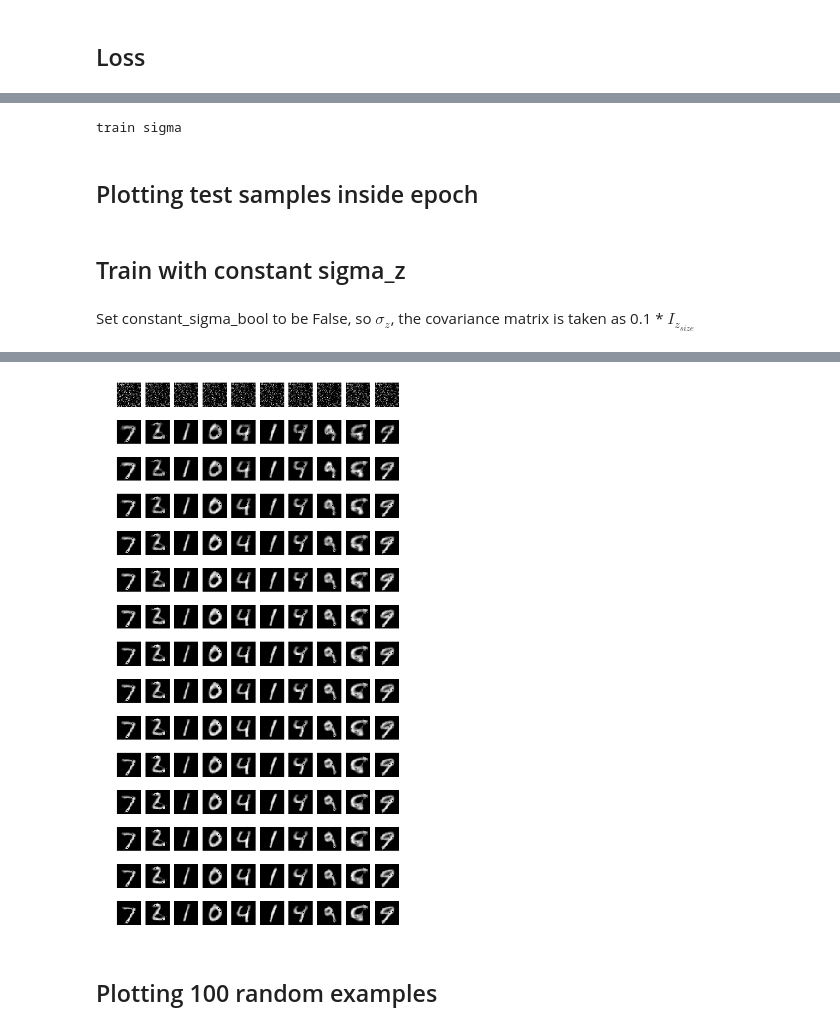
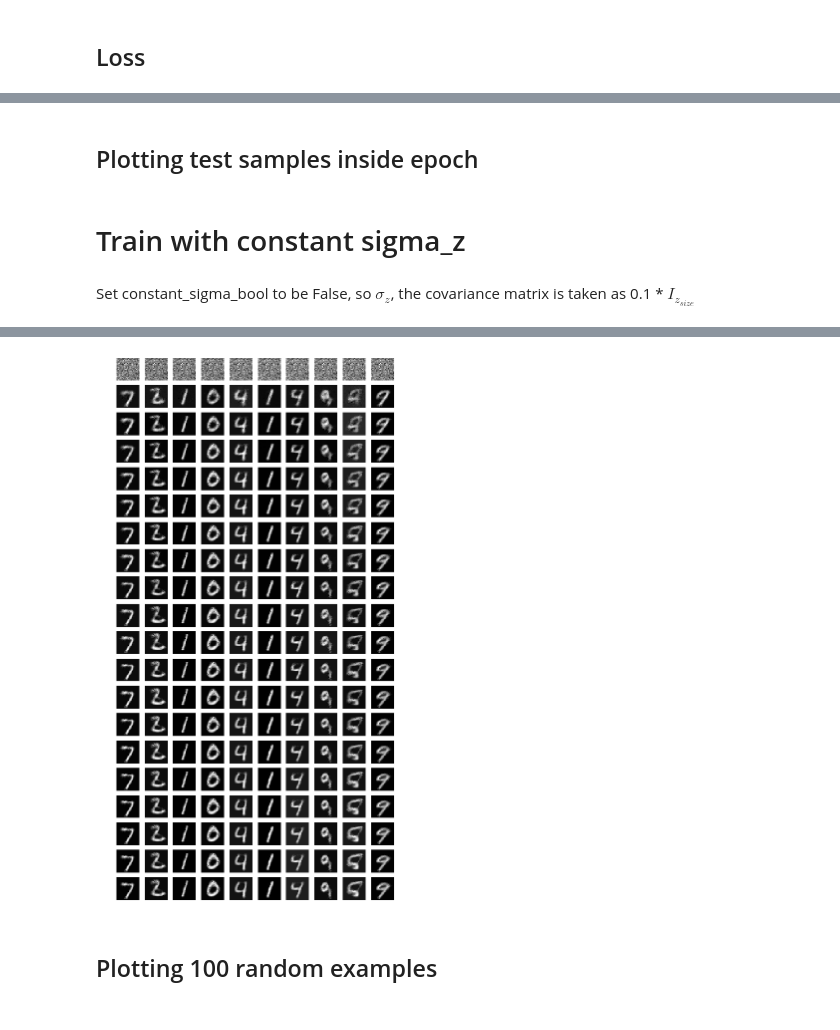
Before and after one commit to CuriousKomodo/DL_assignment, a Jupyter notebook: Variational_Autoencoder.ipynb, the cells around one changed output, grey strips where cells are left out. Drawn from its saved outputs; the diff is of its cells as text; code cells hidden in the pictures.

Commit message:
updated with generative graphs

```diff
--- a/Variational_Autoencoder.ipynb
+++ b/Variational_Autoencoder.ipynb
@@ -74,41 +105,44 @@ where $\sigma_x^2$ is assumed to be 0.1
 # %%
 tf.reset_default_graph()
+z_size = 10
 
-#initialize the data
+#Initialize the data
 data = tf.placeholder(tf.float32, [None, 28, 28])
 constant_sigma_bool = tf.placeholder(tf.bool)
-z,mu_z= encoder(data, z_size=10, constant_sigma = constant_sigma_bool)
-data_reconst = decoder(z, data_shape = [28, 28])
+z,mu_z= encoder(data, z_size, constant_sigma = constant_sigma_bool)
+data_reconst, mu_x, s_x = decoder(z, data_shape = [28, 28],constant_sigma=constant_sigma_bool)
 
-#sigma_x is set to be 0.1
-loss = tf.reduce_mean(tf.reduce_sum(tf.pow(tf.layers.flatten(data)-data_reconst,2),axis=1))+0.1**2*tf.norm(mu_z,ord='euclidean')
+MSE = tf.reduce_mean(tf.reduce_sum(tf.pow(tf.layers.flatten(data)-data_reconst,2),axis=1))
+regularization=  tf.reduce_mean(tf.pow(s_x,2))*tf.norm(mu_z,ord='euclidean')
+loss =  MSE+regularization
 optimize = tf.train.AdamOptimizer(0.001).minimize(loss)
-# %% [output]
-train sigma
 # %% [markdown]
 ## Plotting test samples inside epoch
 # %%
 '''
-This function plots images that are generated by the autoencoder at each epoch
+This function plots 10 images that are reconstructed from original images by the autoencoder at each epoch
 Input ax: tensor of shape [?,z_size], approximated latent variable, z
 Input x_hat: tensor of shape [?,28**2], the autoencoder-decoded output
 '''
-def plot_samples(ax, x_hat):
+def plot_reconstructed_images(ax, x_hat):
     x_hat_3d = reshape_to_3D(x_hat) * 255.0
     for index, test_image in enumerate(x_hat_3d):
         ax[index].imshow(test_image, cmap='gray')
         ax[index].axis('off')
 # %% [markdown]
-## Train with constant sigma_z
+# Train with constant sigma_z
 # %% [markdown]
 Set constant_sigma_bool to be False, so $\sigma_z$, the covariance matrix is taken as 0.1 * $I_{z_{size}}$
 # %%
 l = x_train.shape[0]
 batch_size = 100
-total_epoch = 15
+total_epoch = 20
 losses = np.zeros(total_epoch)
-fig, ax = plt.subplots(nrows=total_epoch, ncols=10, figsize=(10, 20))
-
+num_plots = 10
+diff = 10000
+tolerance = 0.1 #measures convergence of loss over epochs
+fig, ax = plt.subplots(nrows=total_epoch, ncols=num_plots, figsize=(num_plots, total_epoch))
+samples = []
 sess = tf.Session()
 sess.run(tf.global_variables_initializer())
 
@@ -117,22 +151,37 @@ sess.run(tf.global_variables_initializer())
 #    print (var.name, sess.run(var))
 
 with tf.train.MonitoredSession() as sess:
-    for epoch in range(total_epoch):
-        #This excutes the calculation of loss, and reconstruction/decoding of test dataset
-        test_loss,test_reconst = sess.run([loss, data_reconst], {data: x_test,constant_sigma_bool:True})
+    while diff > tolerance:
+        for epoch in range(total_epoch):
+            #This excutes the calculation of loss, and reconstruction/decoding of test dataset
+            test_loss,test_reconst= sess.run([loss, data_reconst], {data: x_test,constant_sigma_bool:True})
 
-        print('Epoch', epoch, 'loss', test_loss)
-        losses[epoch] = test_loss
+            print('Epoch:', epoch, 'loss=', test_loss)
 
-        #prints the first 10 test images generated by autoencoders at each epoch
-        ax[epoch, 0].set_ylabel('Epoch {}'.format(epoch))
-        plot_samples(ax[epoch, 0:], test_reconst[0:10])
+            #Calculates the difference in the current loss with the previous loss.
+            #If diff < tolerance, the loss has converged enough,
+            #so the training would stop before completing 'total_epochs' epochs
+            if epoch>0:
+                diff = test_loss - losses[epoch-1]
 
-        #the model is trained on training datasets, in batch of 100
-        for k in range(0, 60000, batch_size):
-            batch_num = k/(batch_size)
-            batch_train = x_train[k:k + batch_size]
-            sess.run(optimize, {data: batch_train}) #This trains the optimizer
+            losses[epoch] = test_loss
+
+            #plots the first 10 test images reconstructed from its original, showing improvement in the quality of reconstruction
+            ax[epoch, 0].set_ylabel('Epoch {}'.format(epoch))
+            plot_reconstructed_images(ax[epoch, 0:], test_reconst[0:10])
+
+            #the model is then trained on training datasets, in batch size of 100
+            for k in range(0, 60000, batch_size):
+                batch_num = k/(batch_size)
+                batch_train = x_train[k:k + batch_size]
+                sess.run(optimize, {data: batch_train}) #This trains the optimizer
+
+            #In each epoch, sample 10*z_size random floats from the standard Normal Distribution.
+            sample_z = np.random.randn(num_plots, z_size)
+
+            #Feed 10 randomly generated z-arrays into the decoder to reconstruct new images of digits
+            gen_samples = sess.run(data_reconst, feed_dict={z:sample_z,constant_sigma_bool:True})
+            samples.append(gen_samples)
 # %% [output]
 INFO:tensorflow:Graph was finalized.
 INFO:tensorflow:Running local_init_op.
@@ -155,4 +203,4 @@ Epoch 14 loss 18.479992
-[figure, old version]
+[figure, new version]
 # %% [markdown]
 ## Plotting 100 random examples
 # %%
```
Also changed, not shown: parts of 21 cells of this notebook.
